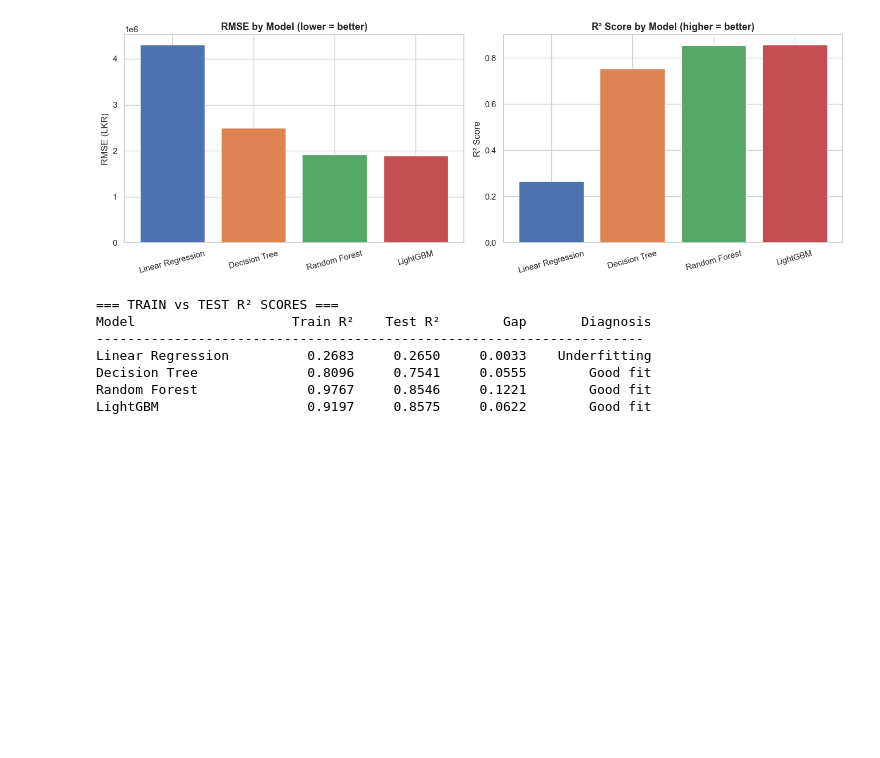
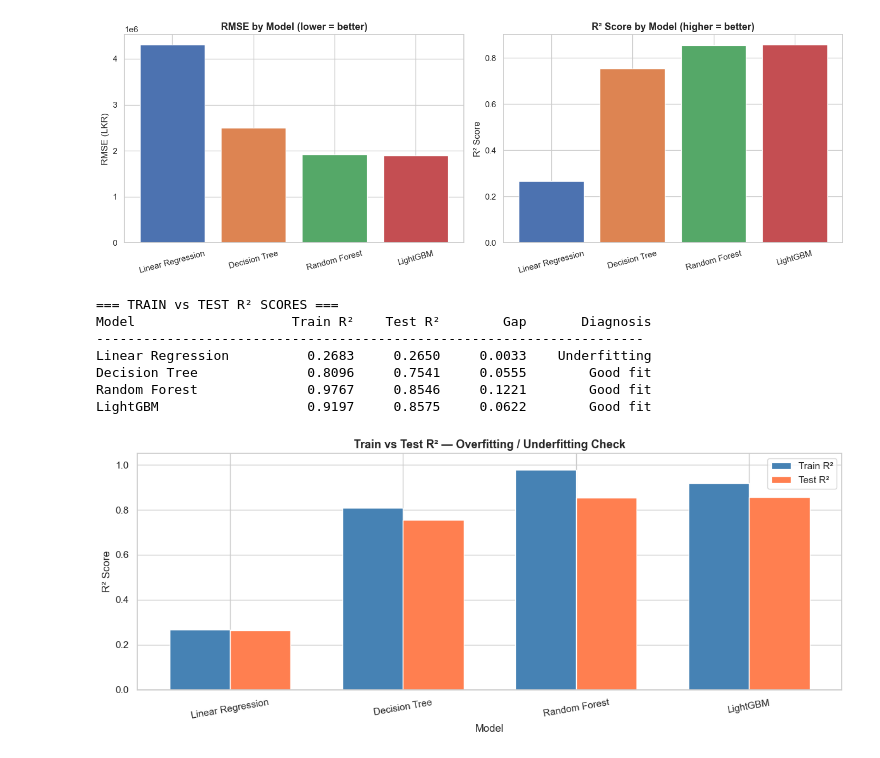
Before and after one commit to akila20040720/autoinsightcs70, a Jupyter notebook: model_training/model_testing.ipynb, the cells around one changed output. Saved outputs shown, nothing was run; the diff lists cells and outputs as text; code cells hidden in the pictures; blank space fills up the shorter version.

Commit message:
Add train vs test R² comparison bar chart for model evaluation

```diff
--- a/model_training/model_testing.ipynb
+++ b/model_training/model_testing.ipynb
@@ -224,3 +224,26 @@ Linear Regression          0.2683     0.2650     0.0033    Underfitting
 Decision Tree              0.8096     0.7541     0.0555        Good fit
 Random Forest              0.9767     0.8546     0.1221        Good fit
 LightGBM                   0.9197     0.8575     0.0622        Good fit
+# %%
+model_names = list(results.keys())
+train_r2s   = [results[n]['train_r2'] for n in model_names]
+test_r2s    = [results[n]['test_r2']  for n in model_names]
+
+x     = np.arange(len(model_names))
+width = 0.35
+
+fig, ax = plt.subplots(figsize=(12, 5))
+ax.bar(x - width/2, train_r2s, width, label='Train R²', color='steelblue')
+ax.bar(x + width/2, test_r2s,  width, label='Test R²',  color='coral')
+ax.set_xlabel('Model')
+ax.set_ylabel('R² Score')
+ax.set_title('Train vs Test R² — Overfitting / Underfitting Check', fontsize=13, fontweight='bold')
+ax.set_xticks(x)
+ax.set_xticklabels(model_names, rotation=10)
+ax.legend()
+ax.set_ylim(0, 1.05)
+plt.tight_layout()
+plt.savefig('train_vs_test_r2.png', bbox_inches='tight', dpi=150)
+plt.show()
+# %% [output]
+[figure, added]
```
Also changed, not shown: 1 other file.
